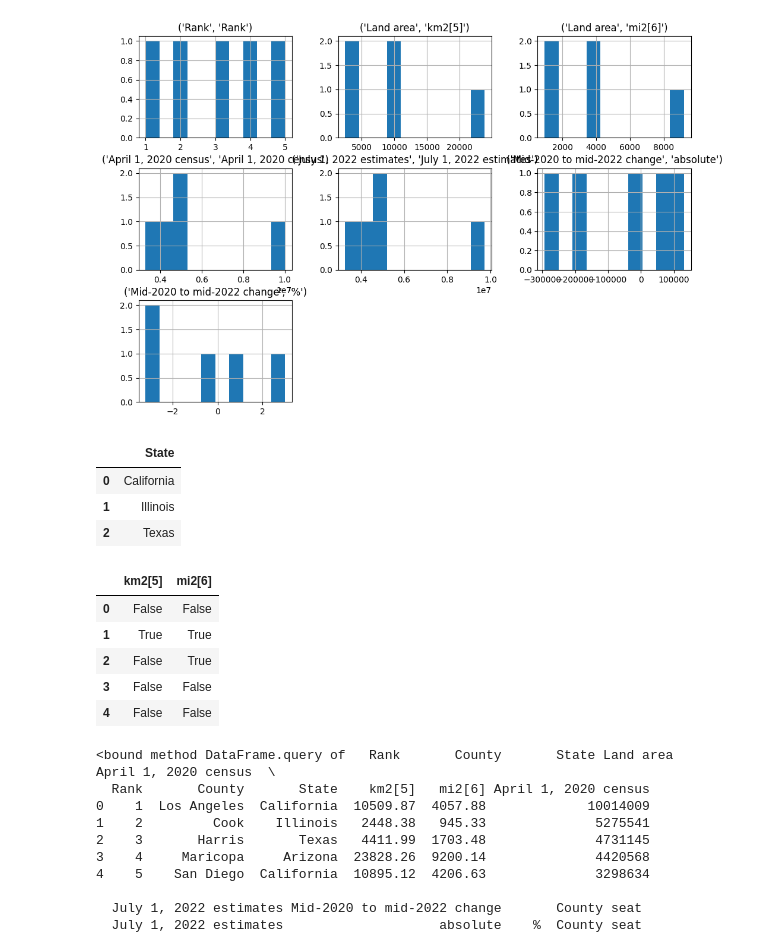
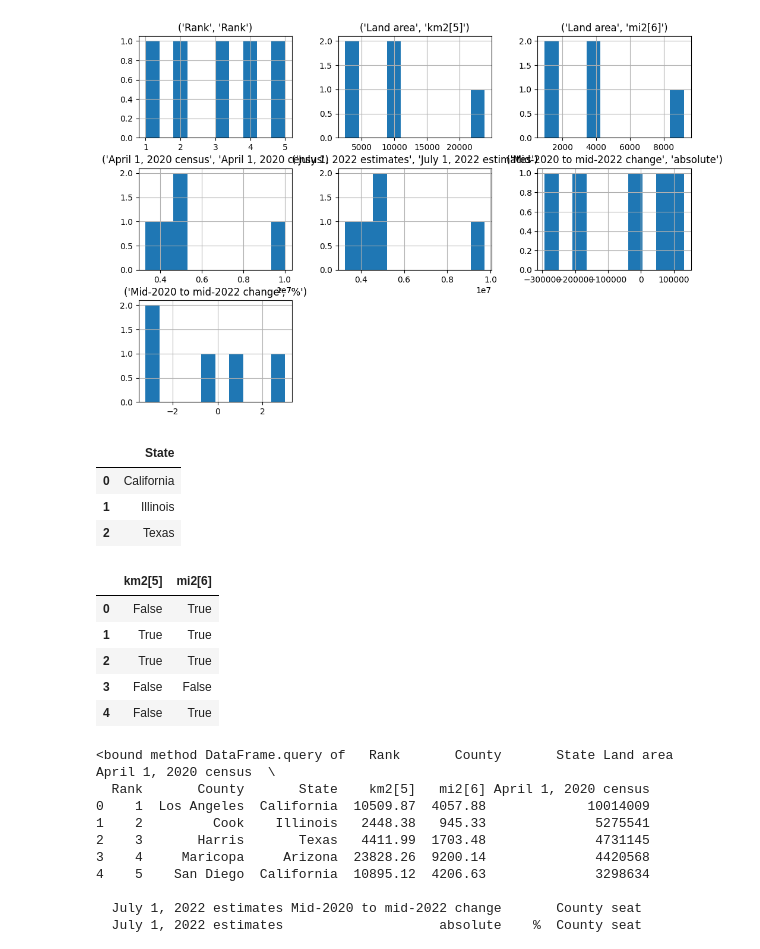
Before and after one commit to shimjide123/datman, a Jupyter notebook: Yu_Nong_ps1_data_management.ipynb, the cells around one changed output. Saved outputs shown, nothing was run; the diff lists cells and outputs as text; code cells hidden in the pictures.

```diff
--- a/Yu_Nong_ps1_data_management.ipynb
+++ b/Yu_Nong_ps1_data_management.ipynb
@@ -404,22 +390,22 @@ array([[<Axes: title={'center': "('Rank', 'Rank')"}>,
        [<Axes: title={'center': "('Mid-2020 to mid-2022 change', '%')"}>,
         <Axes: >, <Axes: >]], dtype=object)
 [figure]
-# %%
-population['State'][0:3]
-# %% [output]
-|  | State |
-| 0 | California |
-| 1 | Illinois |
-| 2 | Texas |
+# %%
+population['State'][0:3] #the 3 most populous counties are in the below 3 states
+# %% [output]
+|  | State |
+| 0 | California |
+| 1 | Illinois |
+| 2 | Texas |
 # %%
-population['Land area'] < 4000
+population['Land area'] < 8000
 # %% [output]
 |  | km2[5] | mi2[6] |
-| 0 | False | False |
+| 0 | False | True |
 | 1 | True | True |
-| 2 | False | True |
+| 2 | True | True |
 | 3 | False | False |
-| 4 | False | False |
+| 4 | False | True |
 # %%
 population.query
 # %% [output]
```
Also changed, not shown: parts of 24 cells of this notebook.
